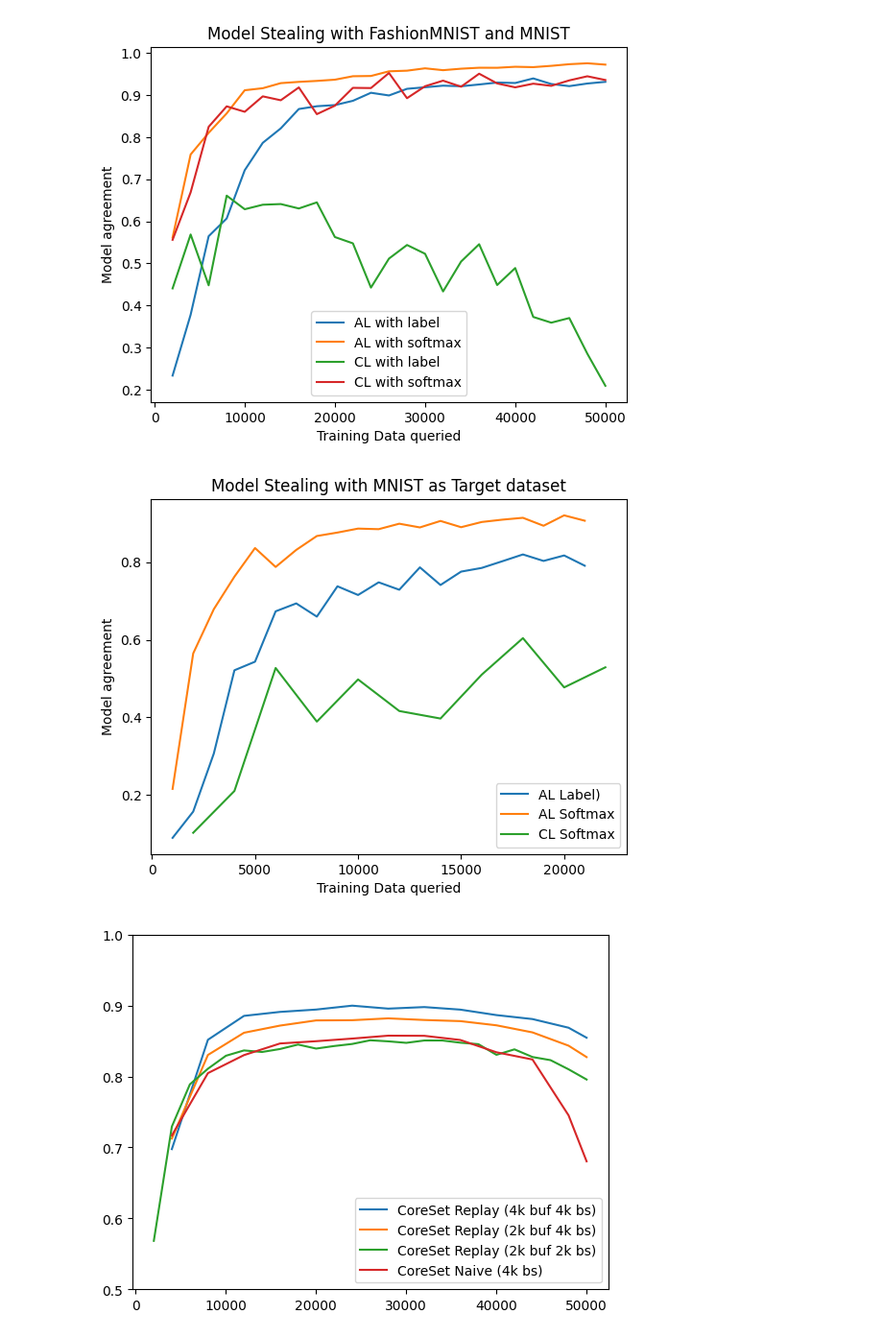
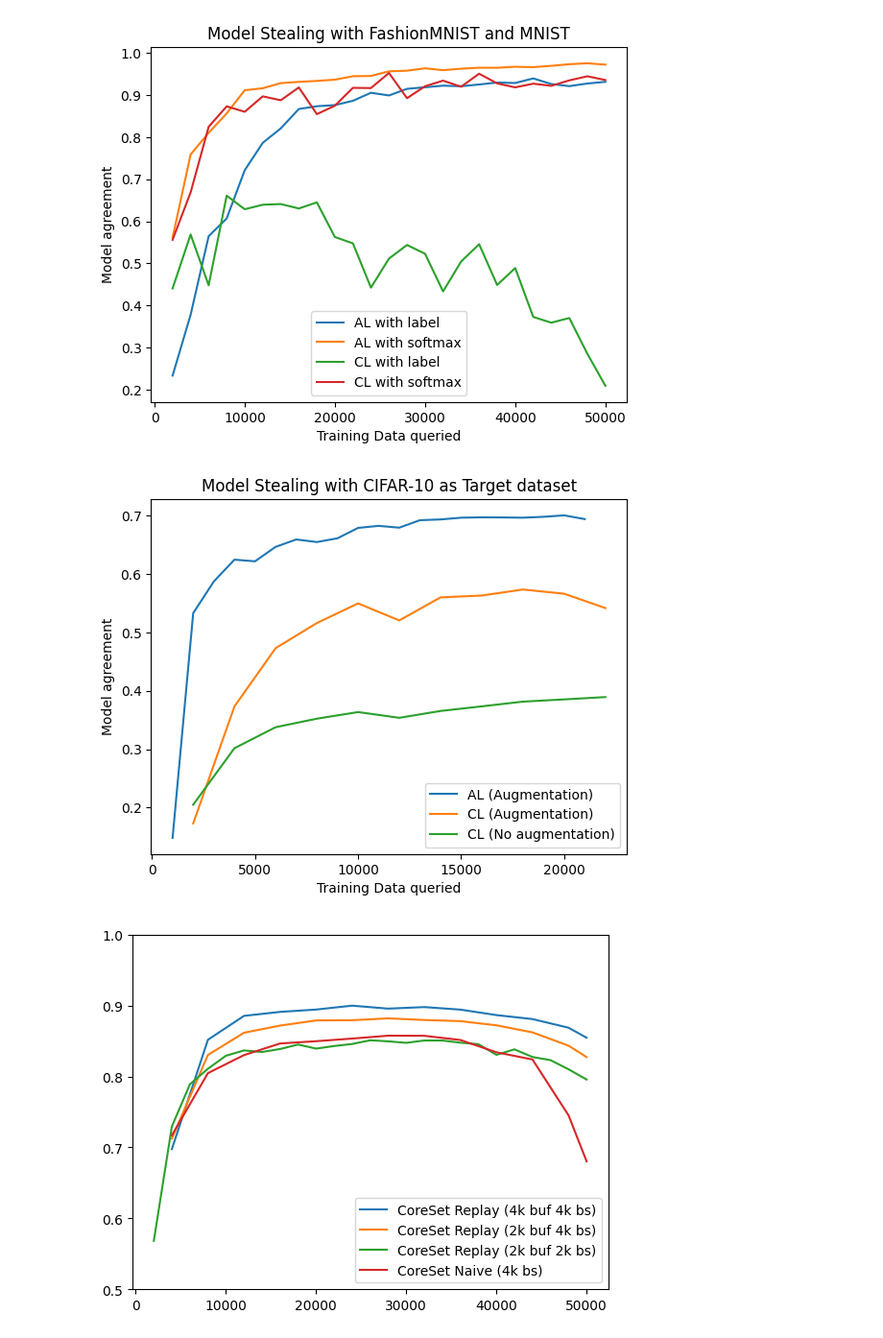
Before and after one commit to FelixMoeller3/calms, a Jupyter notebook: src/evaluation/eval_model_stealing.ipynb, the cells around one changed output. Shown at 96% size. Saved outputs shown, nothing was run; the diff lists cells and outputs as text; code cells hidden in the pictures.

Commit message:
Add evaluation of augmentation

```diff
--- a/src/evaluation/eval_model_stealing.ipynb
+++ b/src/evaluation/eval_model_stealing.ipynb
@@ -1104,38 +1104,46 @@ SmallImageNet_MNIST = [0.0916, 0.2697, 0.6, 0.6311, 0.6752, 0.632, 0.6404, 0.648
 
 # Continual Active Learning vs Active Learning
 Active_Learning = [0.3732, 0.4098, 0.3179, 0.385, 0.4194, 0.3994, 0.5971, 0.5807, 0.6497, 0.6073, 0.7102]
 Continual_Learning = [0.3629, 0.1628, 0.4284, 0.414, 0.3587, 0.3199, 0.3278, 0.3443, 0.1241, 0.1609, 0.2741]
 
 with_label = [0.0899, 0.1575, 0.307, 0.5215, 0.5436, 0.6733, 0.6937, 0.6597, 0.7378, 0.7154, 0.748, 0.7289, 0.7866, 0.7411, 0.7756, 0.7851, 0.8023, 0.8198, 0.8031, 0.8172, 0.7908]
 with_softmax = [0.216, 0.5649, 0.6788, 0.7626, 0.8363, 0.7876, 0.8315, 0.8673, 0.8762, 0.8864, 0.8849, 0.899, 0.8894, 0.9061, 0.89, 0.9034, 0.9094, 0.9142, 0.8937, 0.9205, 0.9067]
 
 cifar_10_label = [0.1162, 0.3844, 0.456, 0.5061, 0.507, 0.5701, 0.5923, 0.5969, 0.6029, 0.6117, 0.6215, 0.6154, 0.6195, 0.6209, 0.6224, 0.6451, 0.6165, 0.6493, 0.6356, 0.6334, 0.6059]
 cifar_10_softmax = [0.1794, 0.4779, 0.5651, 0.6082, 0.6308, 0.6506, 0.6567, 0.6689, 0.6847, 0.684, 0.684, 0.6947, 0.6989, 0.691, 0.6878, 0.7014, 0.6975, 0.7082, 0.7124, 0.7033, 0.6999]
 
 cl_cifar_10_softmax = [0.1488, 0.3339, 0.477, 0.5235, 0.5546, 0.5818, 0.5822, 0.5877, 0.6148, 0.6161, 0.611, 0.6135, 0.6103, 0.5944, 0.6018, 0.5985, 0.5932, 0.573, 0.6124, 0.6069, 0.6164]
 cl_cifar_10_label = [0.1676, 0.2714, 0.4071, 0.4508, 0.4448, 0.4796, 0.4921, 0.4857, 0.4703, 0.4964, 0.4916, 0.4501, 0.4541, 0.4884, 0.4806, 0.464, 0.4783, 0.5022, 0.4871, 0.4437, 0.431]
 
 mnist_coreset_replay = [0.1176, 0.3179, 0.5305, 0.6286, 0.7086, 0.6451, 0.6485, 0.6723, 0.6641, 0.7031, 0.6625]
 mnist_coreset_al = [0.1175, 0.5781, 0.5478, 0.7008, 0.7195, 0.7316, 0.7545, 0.8037, 0.7888, 0.8516, 0.8507, 0.8772, 0.8035, 0.8809, 0.8651, 0.8876, 0.8682, 0.9006, 0.8763, 0.8744, 0.894]
 
 cl_mnist_softmax = [0.103, 0.2106, 0.5274, 0.3893, 0.4979, 0.4166, 0.3972, 0.5102, 0.6043, 0.4774, 0.5291, 0.5521, 0.5196, 0.674, 0.5997, 0.5624, 0.4746, 0.6603, 0.5452, 0.4781, 0.5206]
 
+mnist_softmax_no_aug = [0.139, 0.9245, 0.9223, 0.945, 0.9584, 0.9694, 0.9706, 0.9695, 0.9759, 0.9747, 0.9772, 0.9731, 0.9776, 0.9761, 0.9754, 0.9775, 0.9769, 0.9802, 0.982, 0.9803, 0.9794]
+cl_mnist_softmax_no_aug = [0.7677, 0.8868, 0.9094, 0.9259, 0.943, 0.9623, 0.9243, 0.9548, 0.947, 0.9352, 0.9539, 0.932, 0.9523, 0.9497, 0.9637, 0.9424, 0.9545, 0.9457, 0.9487, 0.9675, 0.9559]
+
+cl_cifar_softmax_no_aug = [0.2049, 0.3016, 0.3376, 0.3522, 0.3635, 0.3537, 0.3654, 0.3733, 0.3814, 0.3852, 0.3892, 0.3859, 0.388, 0.394, 0.3845, 0.3976, 0.4106, 0.4011, 0.417, 0.3902, 0.4048]
+al_cifar_softmax_aug = [0.1481, 0.5329, 0.5871, 0.6245, 0.6217, 0.6465, 0.6591, 0.6547, 0.6611, 0.6789, 0.6824, 0.6793, 0.6921, 0.6934, 0.6964, 0.697, 0.6968, 0.6964, 0.6979, 0.7004, 0.694]
+cl_cifar_softmax_aug = [0.1728, 0.3731, 0.473, 0.516, 0.5496, 0.5205, 0.5599, 0.5631, 0.5734, 0.5662, 0.5416, 0.5696, 0.5638, 0.6029, 0.5614, 0.5787, 0.572, 0.5769, 0.573, 0.5717, 0.588]
+
 x = [(i+1)*1000 for i in range(21)]
 x2 = [(i+1)*2000 for i in range(11)]
-plt.plot(x,with_label,label="AL Label)")
-plt.plot(x,with_softmax,label="AL Softmax")
-plt.plot(x2,cl_mnist_softmax[:11],label="CL Softmax")
+plt.plot(x,al_cifar_softmax_aug,label="AL (Augmentation)")
+plt.plot(x2,cl_cifar_softmax_aug[:11],label="CL (Augmentation)")
+plt.plot(x2,cl_cifar_softmax_no_aug[:11],label="CL (No augmentation)")
+#plt.plot(x2,cl_mnist_softmax[:11],label="CL Softmax")
 #plt.plot(x2,cl_cifar_10_label[:11],label="CL Label")
 #plt.plot(x,Resnet_Fmnist_TestConv_mnist_agreement,label="CL with label")
 #plt.plot(x,Resnet_Fmnist_TestConv_mnist_softmax_agreement,label="CL with softmax")
-plt.title("Model Stealing with MNIST as Target dataset")
+plt.title("Model Stealing with CIFAR-10 as Target dataset")
 plt.xlabel("Training Data queried")
 plt.ylabel("Model agreement")
 #plt.ylim(0.0,1.0)
 plt.legend()
 plt.show()
 # %% [output]
-[figure, old version]
+[figure, new version]
 # %%
 # Replay comparision
 CoreSet_Replay_4k_buf_4k_batch_random = [0.6932, 0.847, 0.8758, 0.8891, 0.8954, 0.8945, 0.8956, 0.89, 0.888, 0.8783, 0.8638, 0.8442, 0.8156]
```
